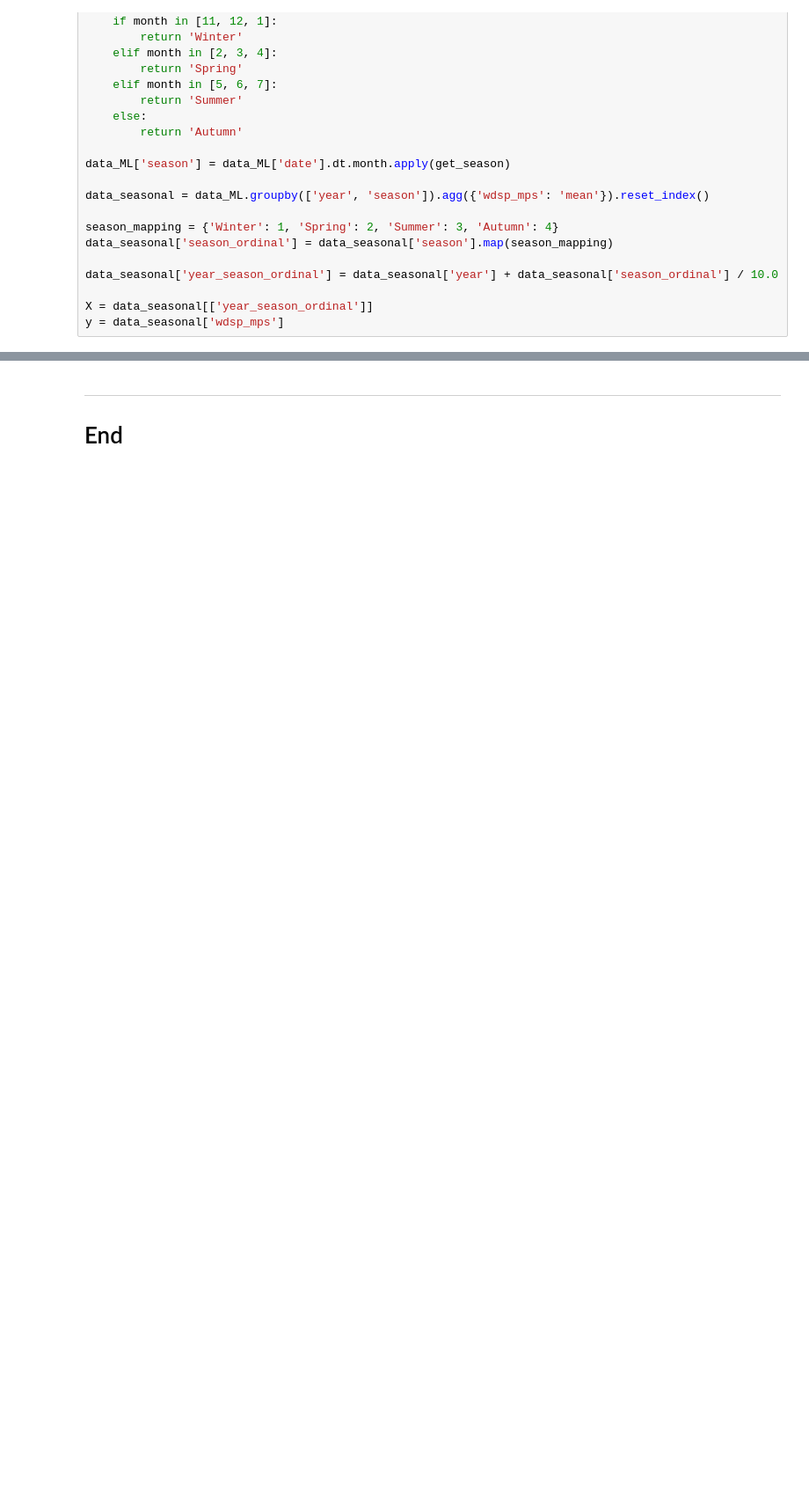
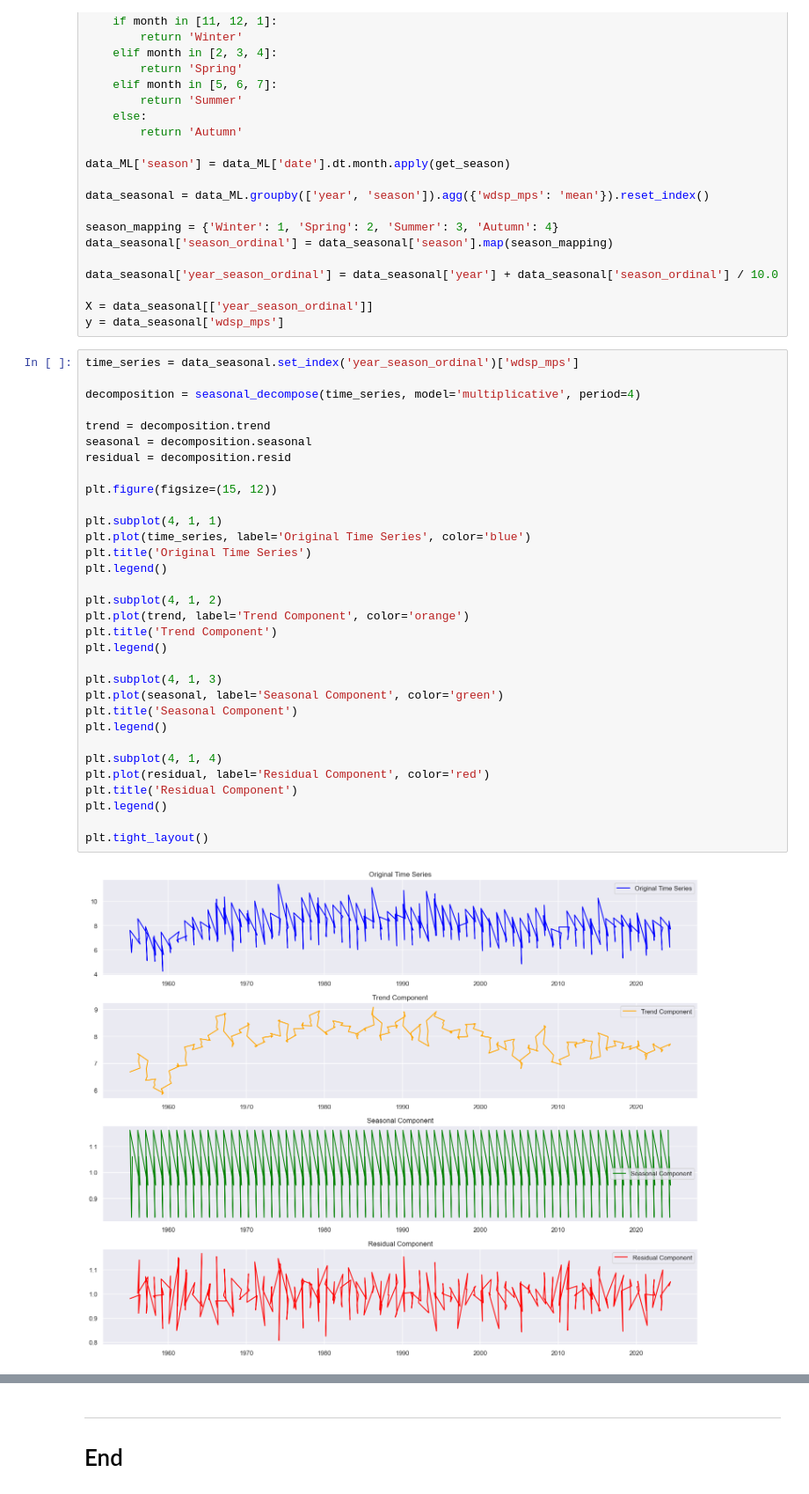
Before and after one commit to YuliiaKharchenko/PFDA, a Jupyter notebook: project/Wind_analisys.ipynb, the cells around one changed output, grey strips where cells are left out. Shown at 88% size. Saved outputs shown, nothing was run; the diff lists cells and outputs as text; blank space fills up the shorter version.

```diff
--- a/project/Wind_analisys.ipynb
+++ b/project/Wind_analisys.ipynb
@@ -704,4 +715,38 @@ data_seasonal['year_season_ordinal'] = data_seasonal['year'] + data_seasonal['se
 
 X = data_seasonal[['year_season_ordinal']]
 y = data_seasonal['wdsp_mps']
+# %%
+time_series = data_seasonal.set_index('year_season_ordinal')['wdsp_mps']
+
+decomposition = seasonal_decompose(time_series, model='multiplicative', period=4)
+
+trend = decomposition.trend
+seasonal = decomposition.seasonal
+residual = decomposition.resid
+
+plt.figure(figsize=(15, 12))
+
+plt.subplot(4, 1, 1)
+plt.plot(time_series, label='Original Time Series', color='blue')
+plt.title('Original Time Series')
+plt.legend()
+
+plt.subplot(4, 1, 2)
+plt.plot(trend, label='Trend Component', color='orange')
+plt.title('Trend Component')
+plt.legend()
+
+plt.subplot(4, 1, 3)
+plt.plot(seasonal, label='Seasonal Component', color='green')
+plt.title('Seasonal Component')
+plt.legend()
+
+plt.subplot(4, 1, 4)
+plt.plot(residual, label='Residual Component', color='red')
+plt.title('Residual Component')
+plt.legend()
+
+plt.tight_layout()
+# %% [output]
+[figure, added]
 # %%
```
Also changed, not shown: parts of 7 cells of this notebook.
